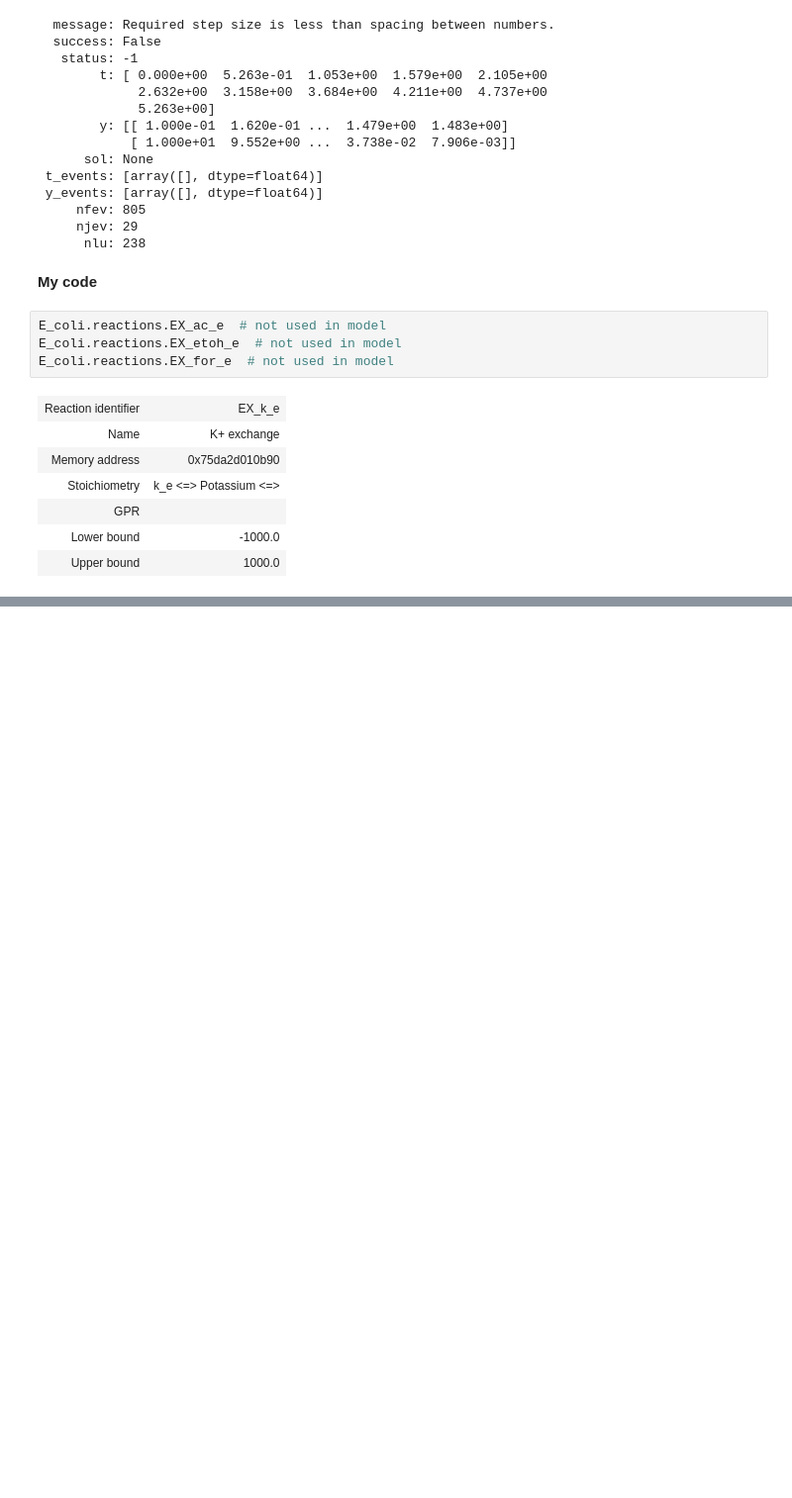
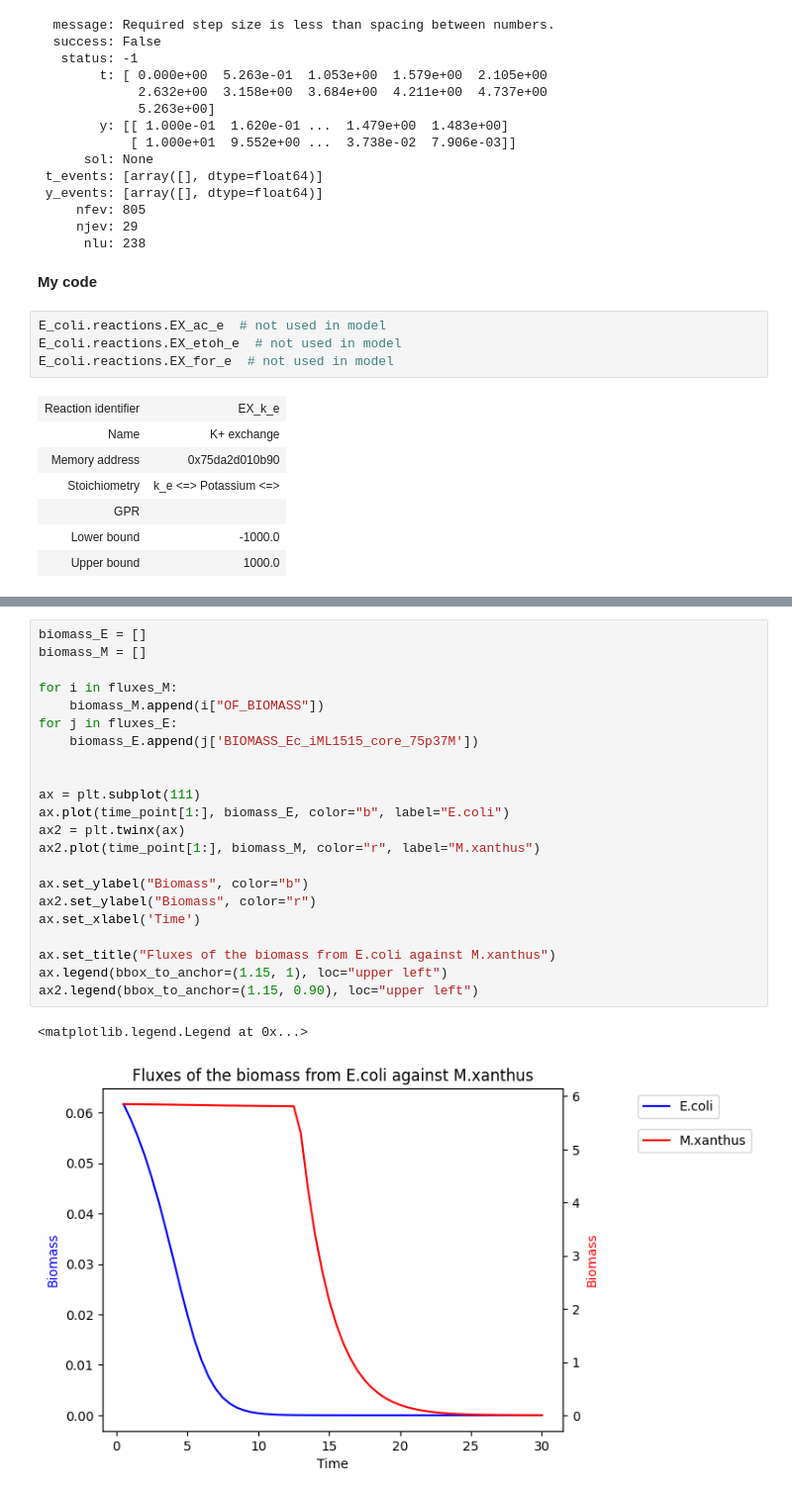
Before and after one commit to BondonMickael/M_xanthus-E_coli-Predation, a Jupyter notebook: notebooks/compart_model.ipynb, the cells around one changed output, grey strips where cells are left out. Shown at 99% size. Drawn from its saved outputs; the diff is of its cells as text; blank space fills up the shorter version.

```diff
--- a/notebooks/compart_model.ipynb
+++ b/notebooks/compart_model.ipynb
@@ -324,0 +420,25 @@ ax2.legend(bbox_to_anchor=(1.15, 0.90), loc="upper left")
+# %%
+biomass_E = []
+biomass_M = []
+
+for i in fluxes_M:
+    biomass_M.append(i["OF_BIOMASS"])
+for j in fluxes_E:
+    biomass_E.append(j['BIOMASS_Ec_iML1515_core_75p37M'])
+
+
+ax = plt.subplot(111)
+ax.plot(time_point[1:], biomass_E, color="b", label="E.coli")
+ax2 = plt.twinx(ax)
+ax2.plot(time_point[1:], biomass_M, color="r", label="M.xanthus")
+
+ax.set_ylabel("Biomass", color="b")
+ax2.set_ylabel("Biomass", color="r")
+ax.set_xlabel('Time')
+
+ax.set_title("Fluxes of the biomass from E.coli against M.xanthus")
+ax.legend(bbox_to_anchor=(1.15, 1), loc="upper left")
+ax2.legend(bbox_to_anchor=(1.15, 0.90), loc="upper left")
+# %% [output]
+<matplotlib.legend.Legend at 0x...>
+[figure, added]
```
Also changed, not shown: parts of 8 cells of this notebook, 1 other file.
